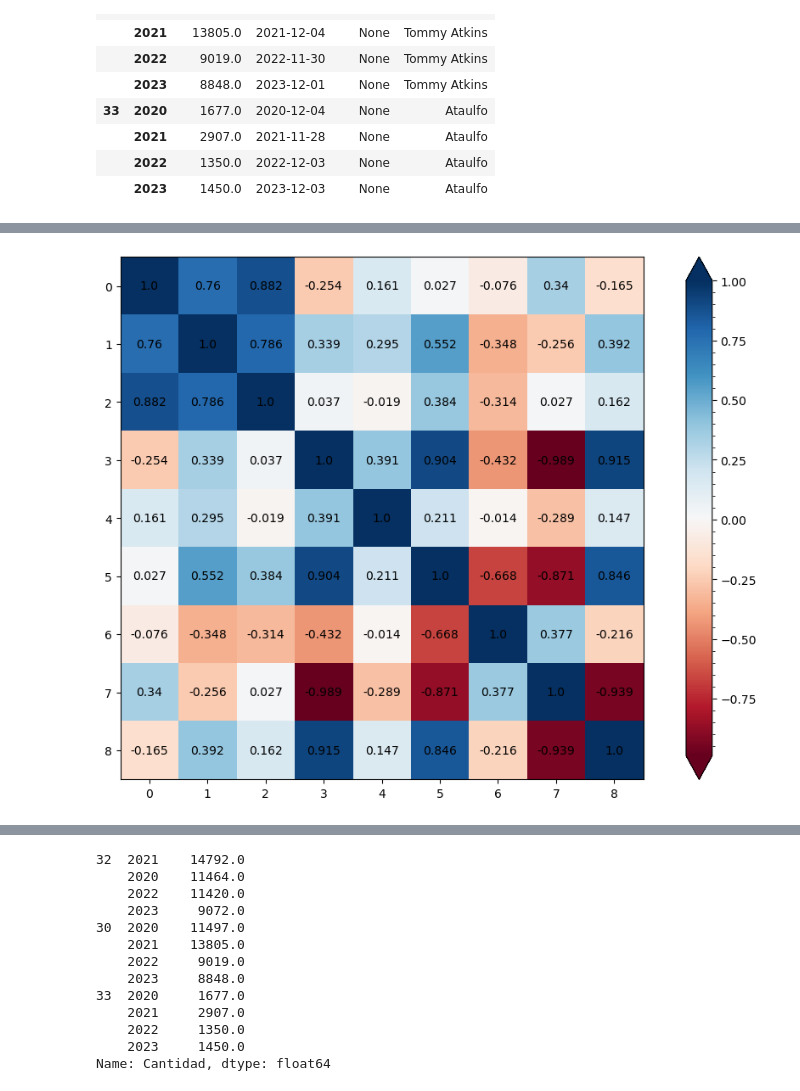
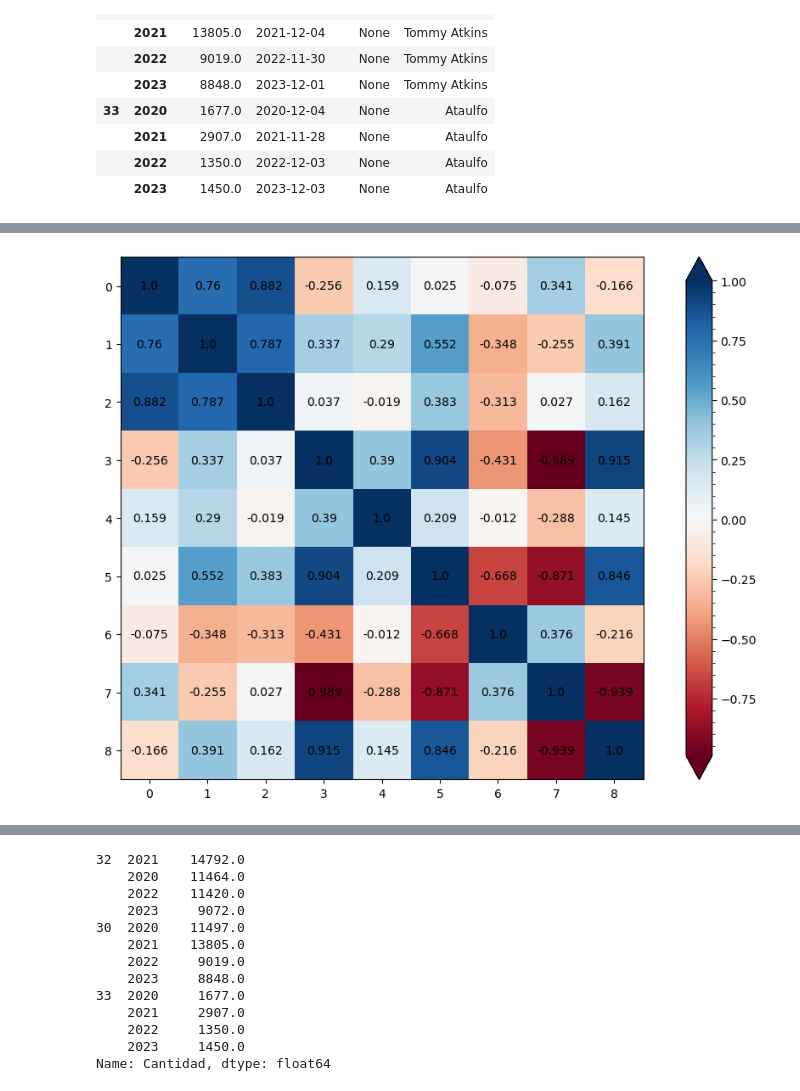
Before and after one commit to 71walceli/71walceli-UAE_Tesis_CCMangos_PredictiveModel, a Jupyter notebook: Notebooks/2_DataAnalysis.ipynb, the cells around one changed output, grey strips where cells are left out. Cells and saved outputs as stored; diff of their text form; code cells hidden in the pictures.

```diff
--- a/Notebooks/2_DataAnalysis.ipynb
+++ b/Notebooks/2_DataAnalysis.ipynb
@@ -99,6 +74,6 @@ import numpy as np
 def show_correlation_matrix(data):
     show_matrix(data.corr())
 # %%
-show_correlation_matrix(datos_clima_promedios)
+show_correlation_matrix(datos_clima.resample("Y").mean())
 # %% [output]
-[figure, old version]
+[figure, new version]
```
Also changed, not shown: parts of 46 cells of this notebook, 13 other files.
